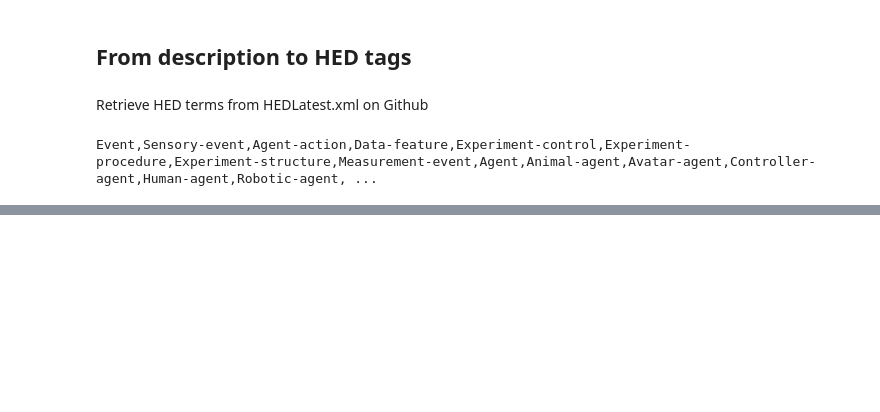
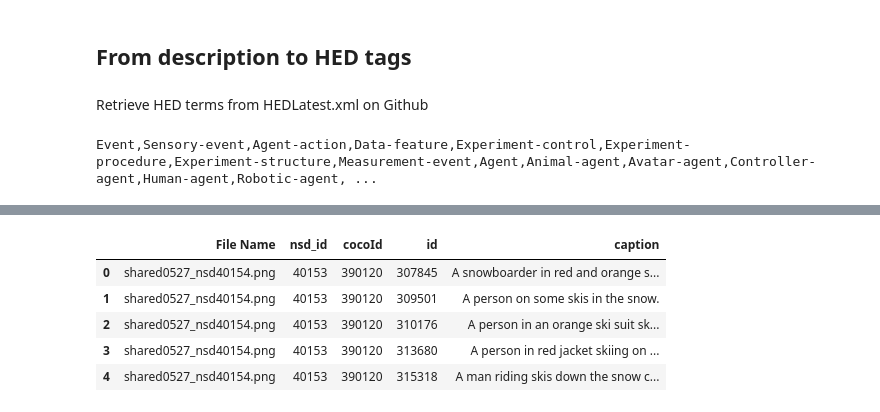
Before and after one commit to dungscout96/HED-LLM, a Jupyter notebook: openai.ipynb, the cells around one changed output, grey strips where cells are left out. Cells and saved outputs as stored; diff of their text form; code cells hidden in the pictures; blank space fills up the shorter version.

```diff
--- a/openai.ipynb
+++ b/openai.ipynb
@@ -65,0 +316,10 @@ opai.prompt_engineer(messages,"gpt-3.5-turbo")
+# %%
+df = pd.read_csv("shared1000_captions.tsv", sep="\t")
+df.head()
+# %% [output]
+|  | File Name | nsd_id | cocoId | id | caption |
+| 0 | shared0527_nsd40154.png | 40153 | 390120 | 307845 | A snowboarder in red and orange s... |
+| 1 | shared0527_nsd40154.png | 40153 | 390120 | 309501 | A person on some skis in the snow. |
+| 2 | shared0527_nsd40154.png | 40153 | 390120 | 310176 | A person in an orange ski suit sk... |
+| 3 | shared0527_nsd40154.png | 40153 | 390120 | 313680 | A person in red jacket skiing on ... |
+| 4 | shared0527_nsd40154.png | 40153 | 390120 | 315318 | A man riding skis down the snow c... |
```
Also changed, not shown: parts of 25 cells of this notebook, 4 other files.
